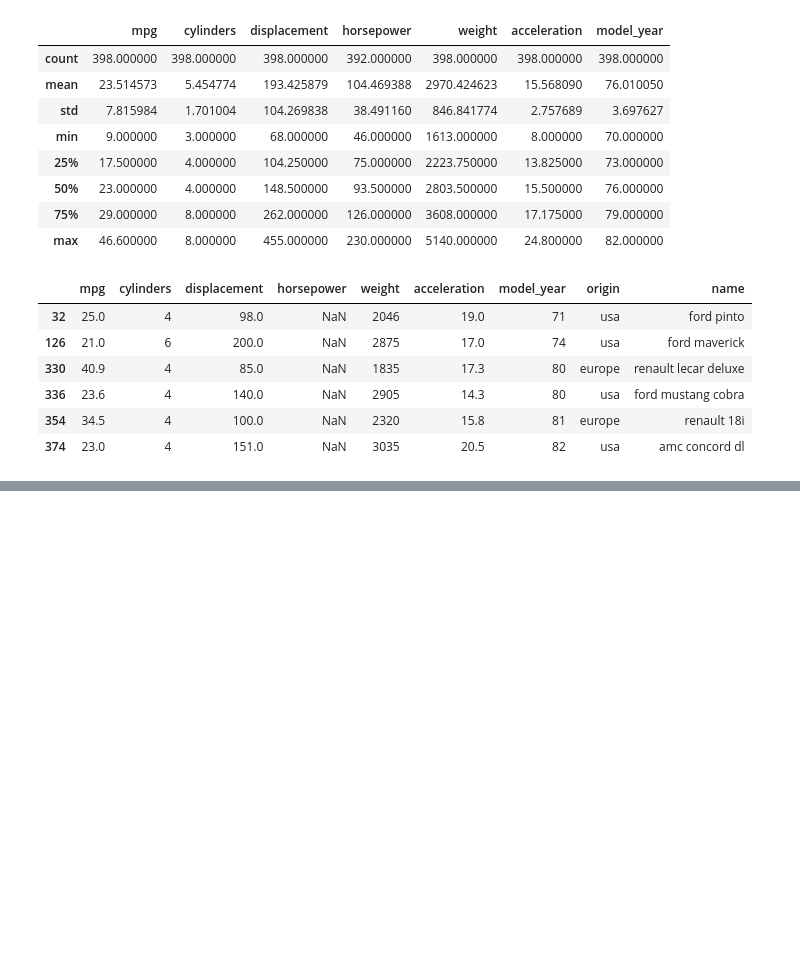
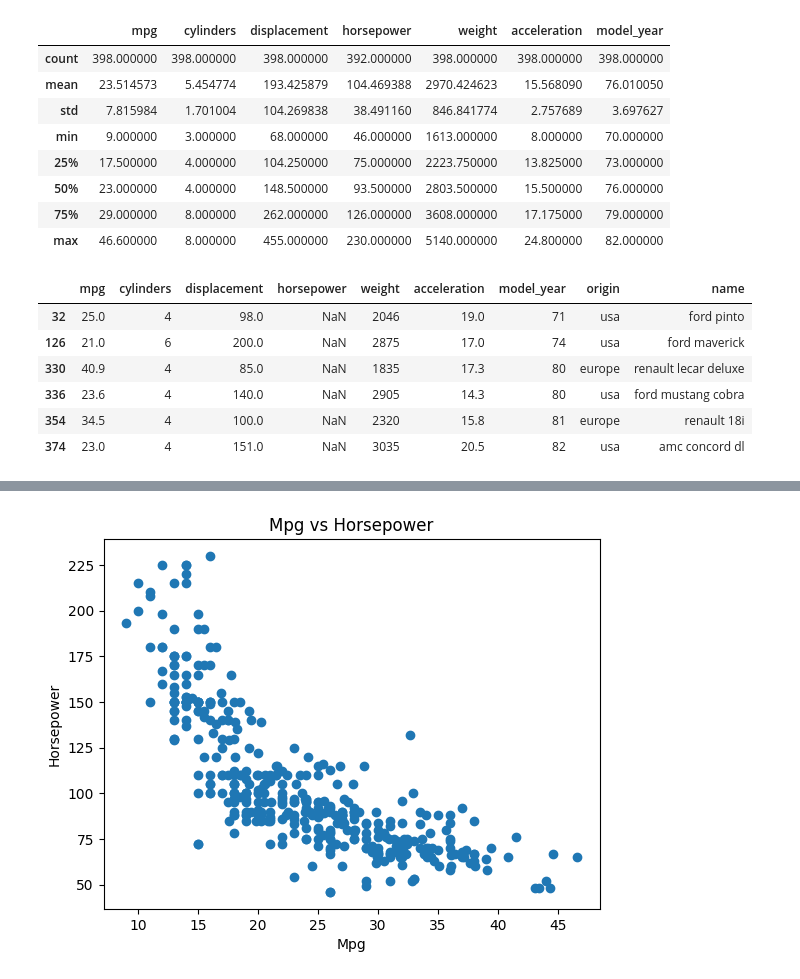
Before and after one commit to Lilit900/machine_learning_lilit_ajoyan_mlops25, a Jupyter notebook: exercises/exercise_1/mpg_linear_regression.ipynb, the cells around one changed output, grey strips where cells are left out. Cells and saved outputs as stored; diff of their text form; code cells hidden in the pictures; blank space fills up the shorter version.

```diff
--- a/exercises/exercise_1/mpg_linear_regression.ipynb
+++ b/exercises/exercise_1/mpg_linear_regression.ipynb
@@ -58,0 +83,8 @@ mpg = mpg.dropna()
+# %%
+plt.scatter(mpg['mpg'], mpg['horsepower'])
+plt.xlabel('Mpg')
+plt.ylabel('Horsepower')
+plt.title('Mpg vs Horsepower')
+plt.show()
+# %% [output]
+[figure, added]
```
Also changed, not shown: parts of 6 cells of this notebook.
